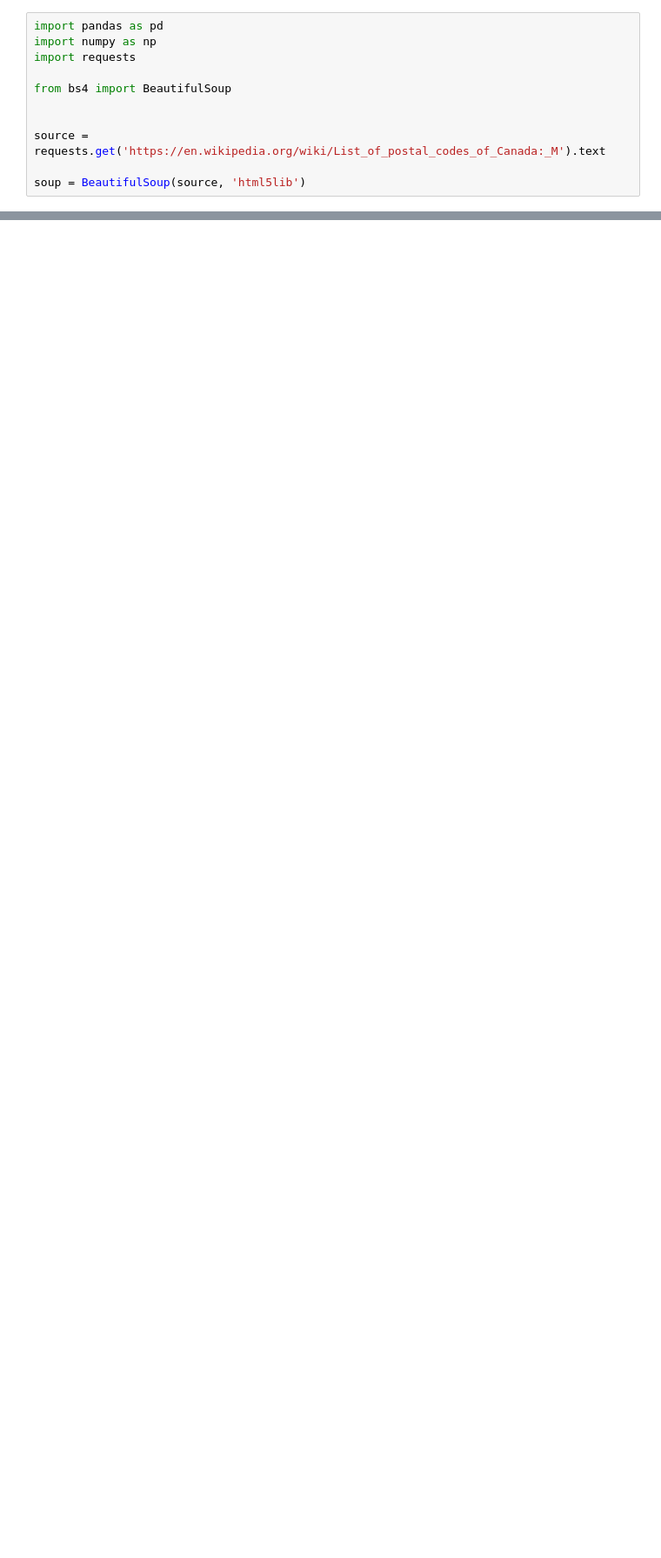
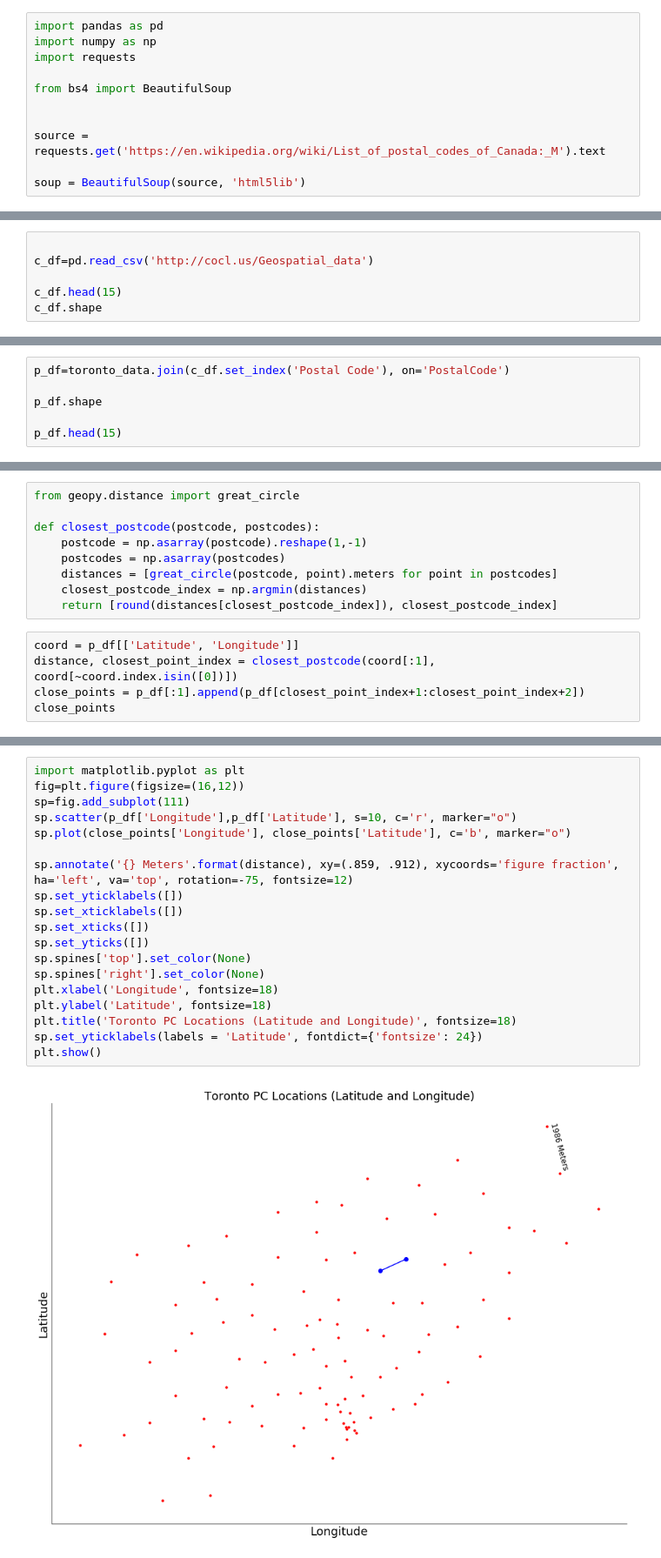
Before and after one commit to anouarmezzi/Coursera-Capstone-Project, a Jupyter notebook: Segmenting and clustering Neighborhood.ipynb, the cells around one changed output, grey strips where cells are left out. Shown: that part at 87% size. Drawn from its saved outputs; the diff is of its cells as text; blank space fills up the shorter version.

```diff
--- a/Segmenting and clustering Neighborhood.ipynb
+++ b/Segmenting and clustering Neighborhood.ipynb
@@ -62,0 +71,6 @@ toronto_data.shape[0]
+# %%
+
+c_df=pd.read_csv('http://cocl.us/Geospatial_data')
+
+c_df.head(15)
+c_df.shape
@@ -62,0 +79,6 @@ toronto_data.shape[0]
+# %%
+p_df=toronto_data.join(c_df.set_index('Postal Code'), on='PostalCode')
+
+p_df.shape
+
+p_df.head(15)
@@ -62,0 +137,14 @@ toronto_data.shape[0]
+# %%
+from geopy.distance import great_circle
+
+def closest_postcode(postcode, postcodes):
+    postcode = np.asarray(postcode).reshape(1,-1)
+    postcodes = np.asarray(postcodes)
+    distances = [great_circle(postcode, point).meters for point in postcodes]
+    closest_postcode_index = np.argmin(distances)
+    return [round(distances[closest_postcode_index]), closest_postcode_index]
+# %%
+coord = p_df[['Latitude', 'Longitude']]
+distance, closest_point_index = closest_postcode(coord[:1], coord[~coord.index.isin([0])])
+close_points = p_df[:1].append(p_df[closest_point_index+1:closest_point_index+2])
+close_points
@@ -62,0 +158,21 @@ toronto_data.shape[0]
+# %%
+import matplotlib.pyplot as plt
+fig=plt.figure(figsize=(16,12))
+sp=fig.add_subplot(111)
+sp.scatter(p_df['Longitude'],p_df['Latitude'], s=10, c='r', marker="o")
+sp.plot(close_points['Longitude'], close_points['Latitude'], c='b', marker="o")
+
+sp.annotate('{} Meters'.format(distance), xy=(.859, .912), xycoords='figure fraction', ha='left', va='top', rotation=-75, fontsize=12)
+sp.set_yticklabels([])
+sp.set_xticklabels([])
+sp.set_xticks([])
+sp.set_yticks([])
+sp.spines['top'].set_color(None)
+sp.spines['right'].set_color(None)
+plt.xlabel('Longitude', fontsize=18)
+plt.ylabel('Latitude', fontsize=18)
+plt.title('Toronto PC Locations (Latitude and Longitude)', fontsize=18)
+sp.set_yticklabels(labels = 'Latitude', fontdict={'fontsize': 24})
+plt.show()
+# %% [output]
+[figure, added]
```
Also changed, not shown: parts of 33 cells of this notebook.
